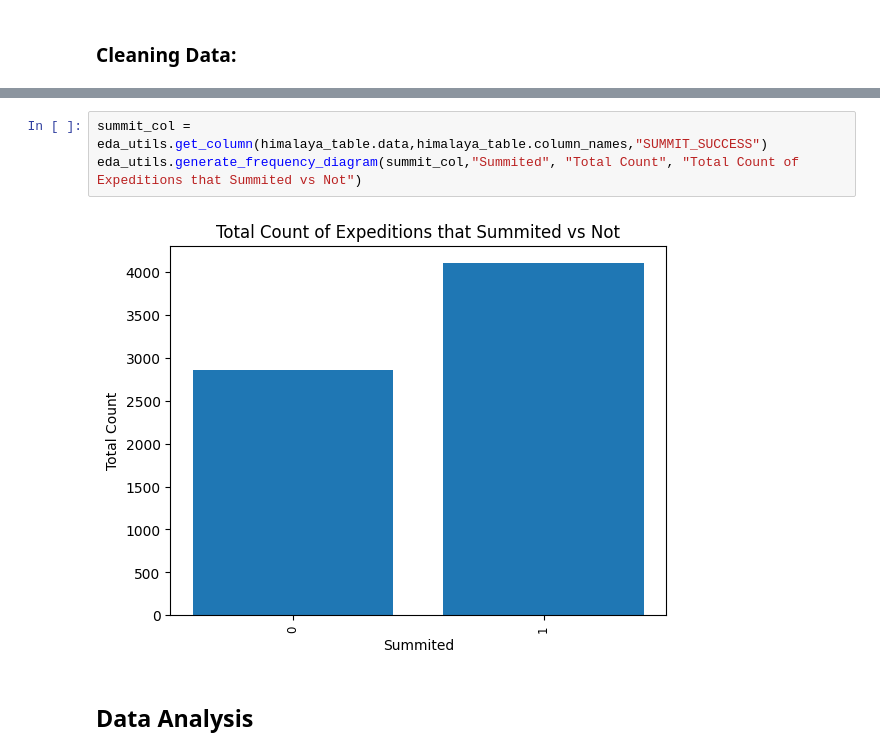
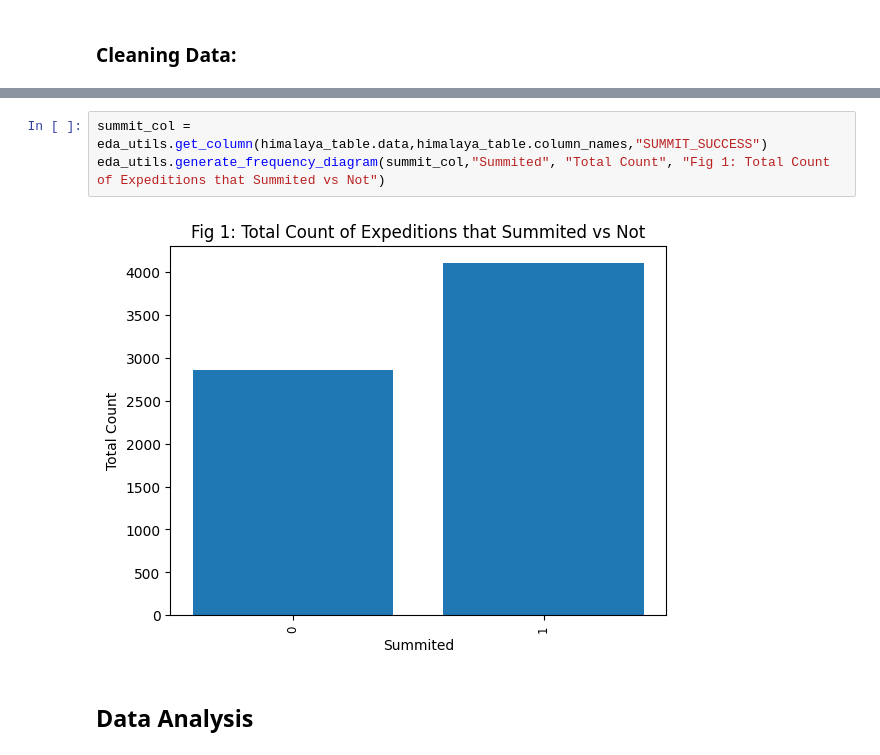
Before and after one commit to dpmacisaac/FinalProject-CPSC322, a Jupyter notebook: himalayan_dataset_eda.ipynb, the cells around one changed output, grey strips where cells are left out. Cells and saved outputs as stored; diff of their text form.

```diff
--- a/himalayan_dataset_eda.ipynb
+++ b/himalayan_dataset_eda.ipynb
@@ -45,8 +80,8 @@ himalaya_table = himalaya_table.combine_boolean_rows("SKI", "PARAPENTE", "TRUE")
 # %%
 summit_col = eda_utils.get_column(himalaya_table.data,himalaya_table.column_names,"SUMMIT_SUCCESS")
-eda_utils.generate_frequency_diagram(summit_col,"Summited", "Total Count", "Total Count of Expeditions that Summited vs Not")
+eda_utils.generate_frequency_diagram(summit_col,"Summited", "Total Count", "Fig 1: Total Count of Expeditions that Summited vs Not")
 # %% [output]
-[figure, old version]
+[figure, new version]
 # %% [markdown]
 ## Data Analysis
 # %% [markdown]
```
Also changed, not shown: parts of 9 cells of this notebook, 2 other files.
